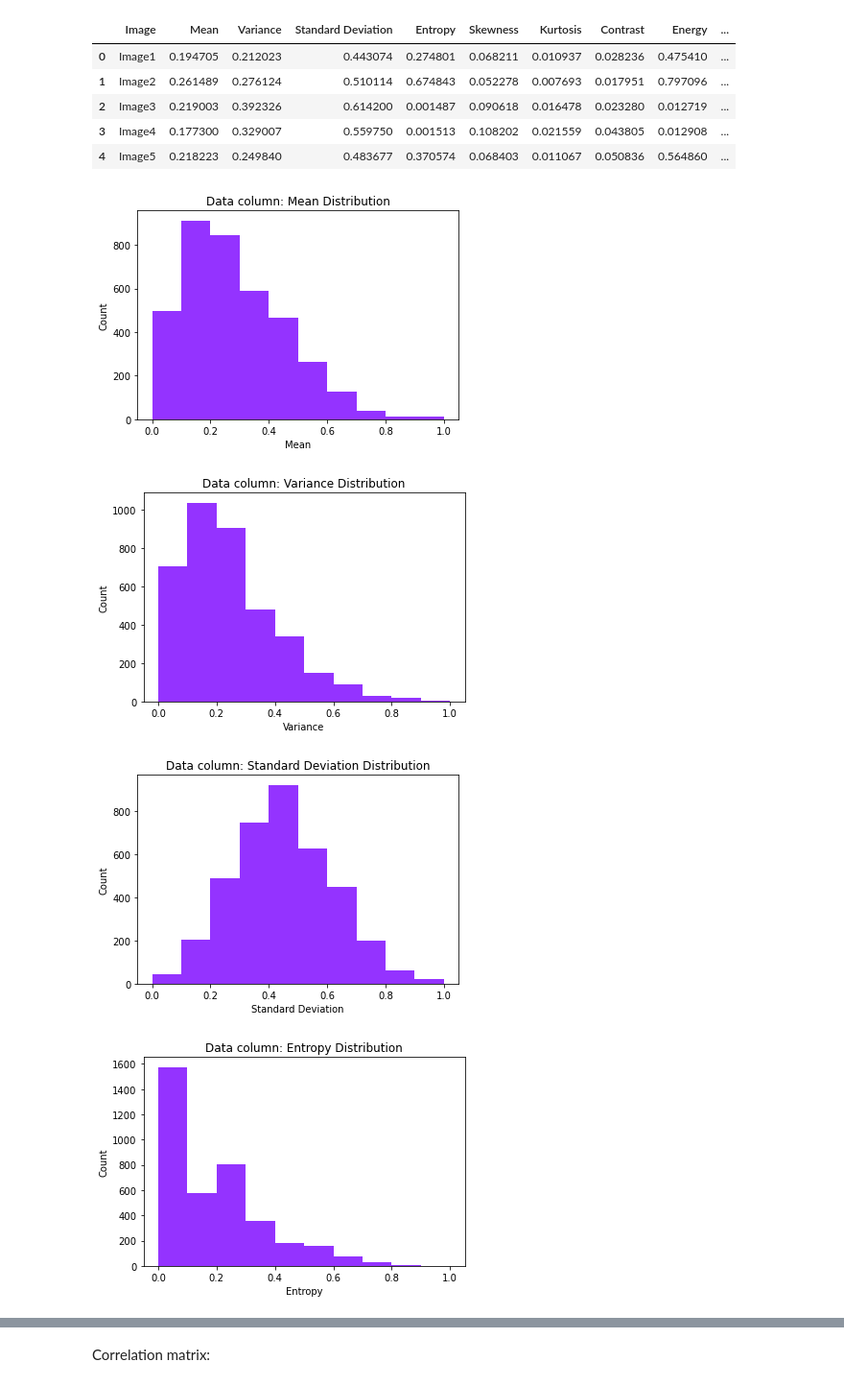
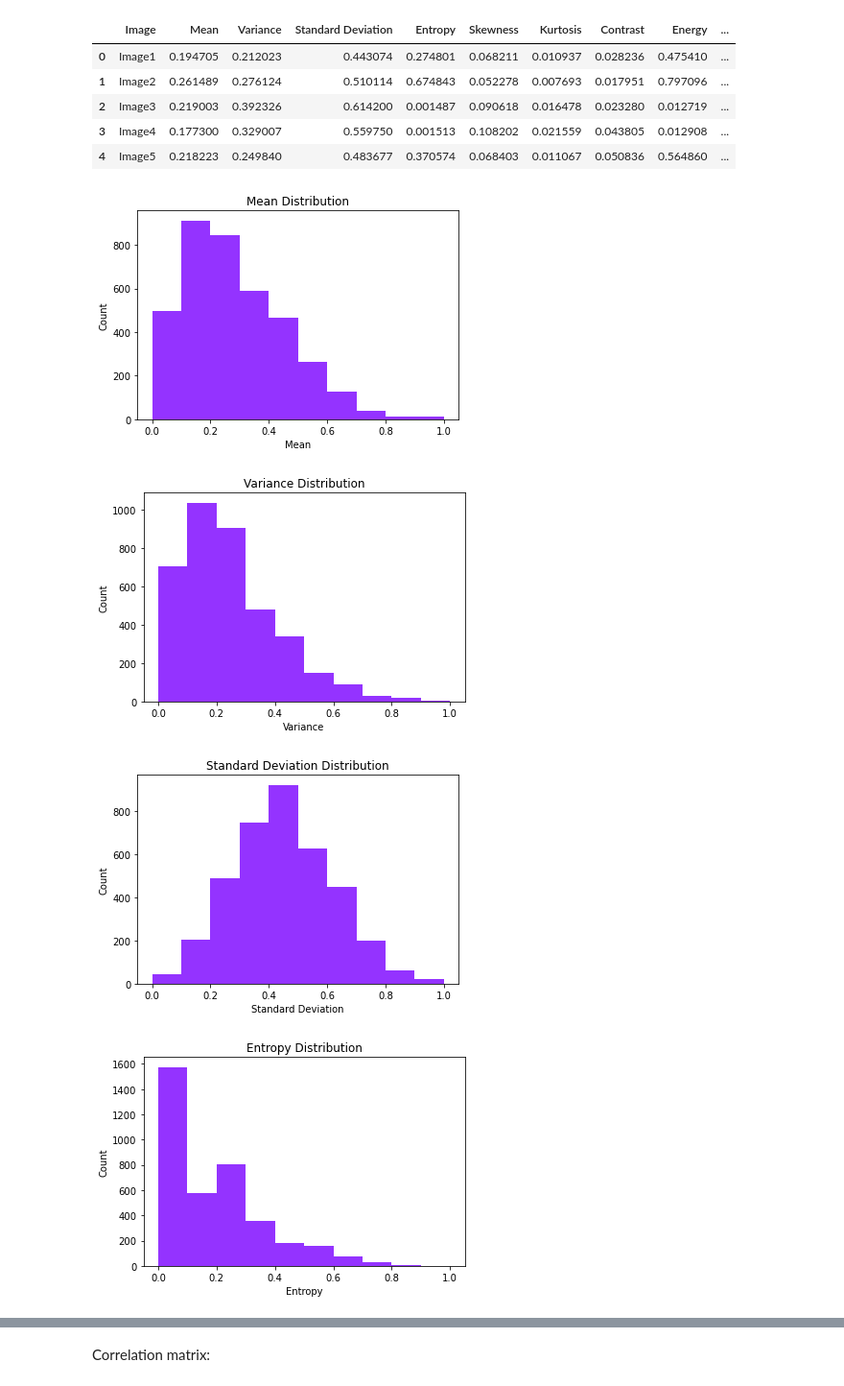
Before and after one commit to jerryadamsfranklin/brain-tumour-detection, a Jupyter notebook: eda.ipynb, the cells around one changed output, grey strips where cells are left out. Shown at 96% size. Saved outputs shown, nothing was run; the diff lists cells and outputs as text; code cells hidden in the pictures.

```diff
--- a/eda.ipynb
+++ b/eda.ipynb
@@ -60,7 +68,7 @@ plt.close()
 # %% [markdown]
 Data distro:
 # %%
-def dataDistro(data, log_distro):
+def dataDistro(data, log_distro, norm = False):
     i = 0
 
     for col in data:
@@ -70,8 +78,12 @@ def dataDistro(data, log_distro):
         else:
             plt.hist(data[col], color = '#9433ff')
             plt.ylabel('Count')
-        plt.title('Data column: ' + col + ' Distribution')
+        plt.title(col + ' Distribution')
         plt.xlabel(col)
+        if norm:
+            plt.savefig(os.getcwd() + '/Graphs/eda/' + col + 'DistroNorm')
+        else:
+            plt.savefig(os.getcwd() + '/Graphs/eda/' + col + 'Distro')
         plt.show()
         plt.close()
 
@@ -129,11 +141,11 @@ normal_data.head()
 # %%
 log_distro = [False, False, False, False, True, True, True, False, False, False, False, True, True]
 # for i in range(len(data.columns[2 :])):
 #     print(data.columns[2 :][i], log_distro[i])
 
-dataDistro(normal_data[normal_data.columns[1: 14]], log_distro)  # data distro after normalising, skip image and class columns
+dataDistro(normal_data[normal_data.columns[1: 14]], log_distro, True)  # data distro after normalising, skip image and class columns
 # %% [output]
-[figure, old version]
+[figure, new version]
-[figure, old version]
+[figure, new version]
-[figure, old version]
+[figure, new version]
-[figure, old version]
+[figure, new version]
```
Also changed, not shown: parts of 8 cells of this notebook, 52 other files.
